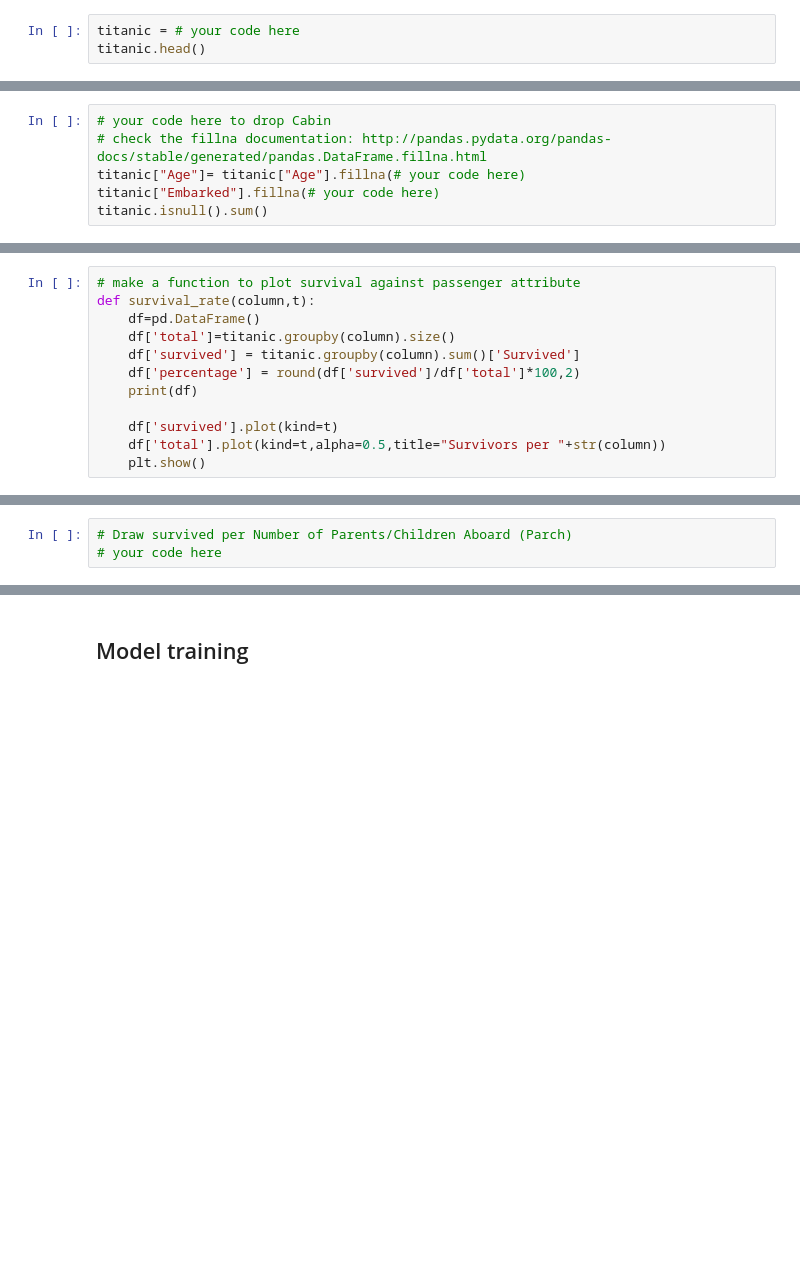
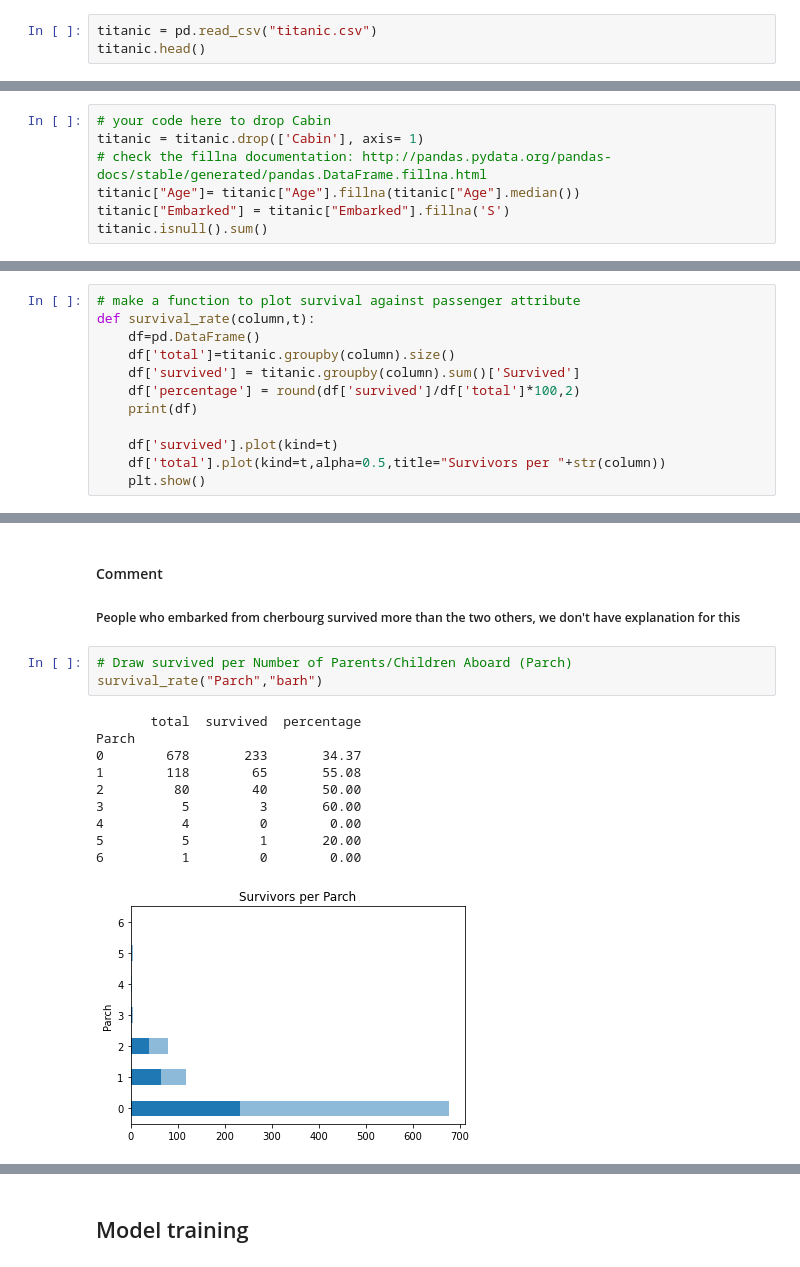
Before and after one commit to Zakichanu/TP-ML, a Jupyter notebook: Week 4/Lab3_[Logistic_Regression]_Titanic.ipynb, the cells around one changed output, grey strips where cells are left out. Saved outputs shown, nothing was run; the diff lists cells and outputs as text; blank space fills up the shorter version.

```diff
--- a/Week 4/Lab3_[Logistic_Regression]_Titanic.ipynb
+++ b/Week 4/Lab3_[Logistic_Regression]_Titanic.ipynb
@@ -34,3 +29,3 @@ warnings.filterwarnings('ignore')
 # %%
-titanic = # your code here
+titanic = pd.read_csv("titanic.csv")
 titanic.head()
@@ -46,7 +64,8 @@ titanic.isnull().sum()
 We'll replace the Nan values in **Age** with the age's median, and the ones in **Embarked** with **'S'**, which is the most frequent one in this column
 # %%
 # your code here to drop Cabin
+titanic = titanic.drop(['Cabin'], axis= 1)
 # check the fillna documentation: http://pandas.pydata.org/pandas-docs/stable/generated/pandas.DataFrame.fillna.html
-titanic["Age"]= titanic["Age"].fillna(# your code here)
-titanic["Embarked"].fillna(# your code here)
+titanic["Age"]= titanic["Age"].fillna(titanic["Age"].median())
+titanic["Embarked"] = titanic["Embarked"].fillna('S')
 titanic.isnull().sum()
@@ -81,3 +146,17 @@ survival_rate("Embarked","bar")
+# %% [markdown]
+#### Comment
+##### People who embarked from cherbourg survived more than the two others, we don't have explanation for this
 # %%
 # Draw survived per Number of Parents/Children Aboard (Parch)
-# your code here
+survival_rate("Parch","barh")
+# %% [output]
+       total  survived  percentage
+Parch
+0        678       233       34.37
+1        118        65       55.08
+2         80        40       50.00
+3          5         3       60.00
+4          4         0        0.00
+5          5         1       20.00
+6          1         0        0.00
+[figure, added]
```
Also changed, not shown: parts of 31 cells of this notebook.
